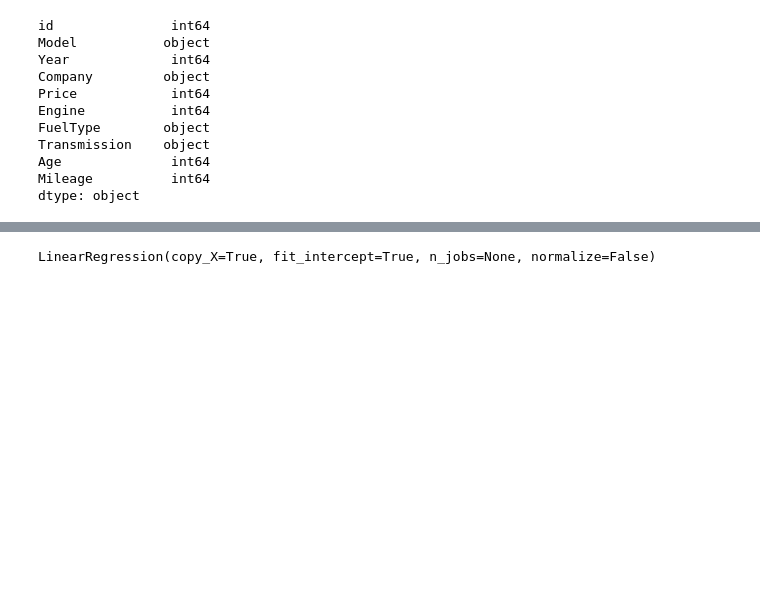
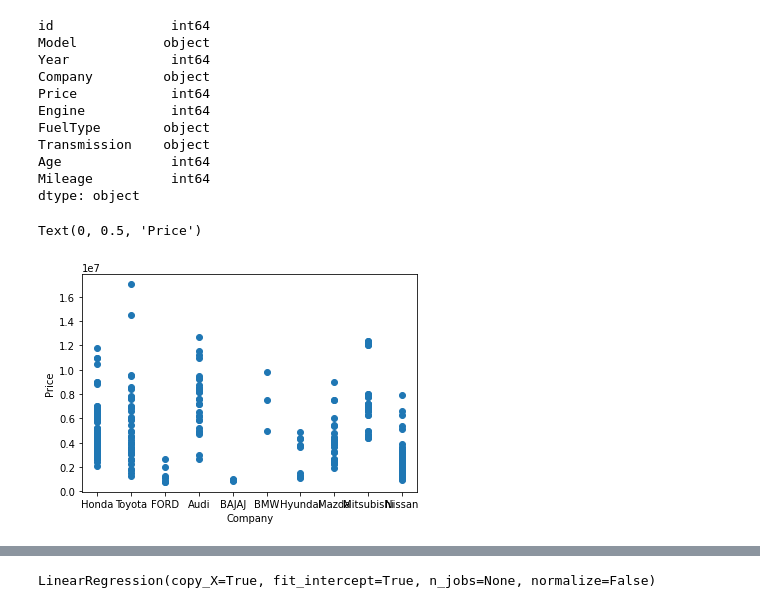
Before and after one commit to Toran98/Team-HyperNova-SDGP, a Jupyter notebook: CarPricePrediction.ipynb, the cells around one changed output, grey strips where cells are left out. Drawn from its saved outputs; the diff is of its cells as text; code cells hidden in the pictures; blank space fills up the shorter version.

```diff
--- a/CarPricePrediction.ipynb
+++ b/CarPricePrediction.ipynb
@@ -81,6 +81,13 @@ Transmission    object
 Age              int64
 Mileage          int64
 dtype: object
+# %%
+plt.scatter(df['Company'], df['Price'])
+plt.xlabel("Company")
+plt.ylabel("Price")
+# %% [output]
+Text(0, 0.5, 'Price')
+[figure, added]
 # %%
 df = df.astype({"Engine": int, "Age": int})
 # %%
```
Also changed, not shown: parts of 19 cells of this notebook.
